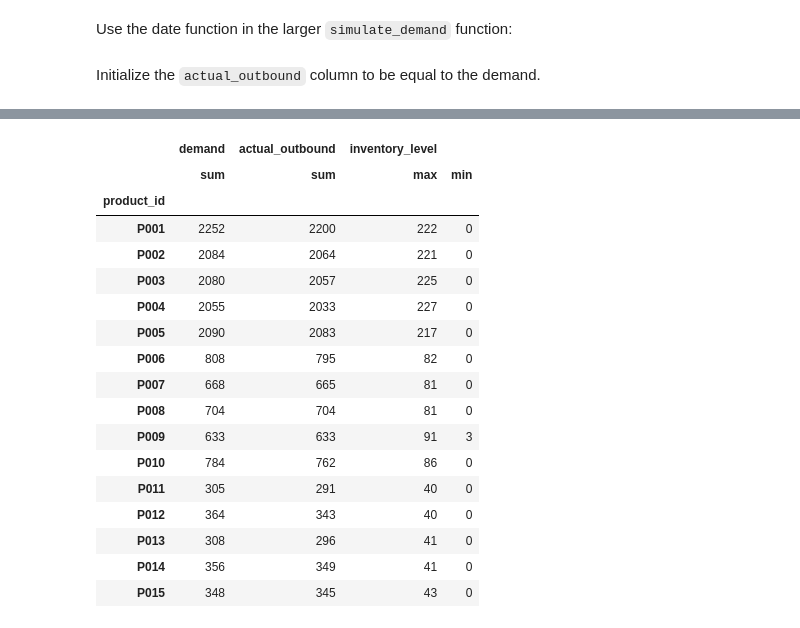
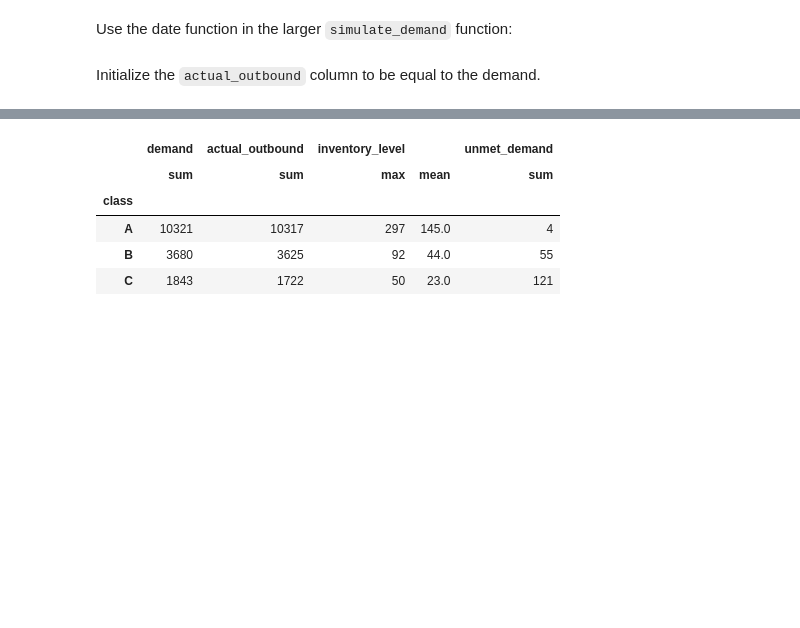
Before and after one commit to markus-pettersen/logistics-simulation, a Jupyter notebook: simulation/notebooks/01_stock_simulation.ipynb, the cells around one changed output, grey strips where cells are left out. Cells and saved outputs as stored; diff of their text form; code cells hidden in the pictures; blank space fills up the shorter version.

```diff
--- a/simulation/notebooks/01_stock_simulation.ipynb
+++ b/simulation/notebooks/01_stock_simulation.ipynb
@@ -190,7 +201,7 @@ def simulate_inventory(group, policy="weekly", lead_time=3, restock_point_mod=0.
 
     # Establish starting stock (buffer stock) based on ABC classification
     item_class = group["class"].iloc[0]
-    starting_stock_dict = {"A": 200, "B": 75, "C": 35}
+    starting_stock_dict = {"A": 250, "B": 80, "C": 40}
     inventory = starting_stock_dict.get(item_class)
     reorder_point = starting_stock_dict.get(item_class) * restock_point_mod
 
@@ -221,7 +232,7 @@ def simulate_inventory(group, policy="weekly", lead_time=3, restock_point_mod=0.
         actual_outbound = min(demand, inventory)
         inventory -= actual_outbound
 
-        # prevent multiple orders when an order is inbound
+        # prevent multiple orders when an order is inbound (checks if an order is scheduled at a time after current date)
         has_pending_order = any(d > date for (d, _) in pending_orders)
 
         # 3. replenishment logic
@@ -287,21 +295,9 @@ weekly_df.groupby("product_id").agg({"demand": "sum", "actual_outbound": "sum",
 # %%
-jit_df.groupby("product_id").agg({"demand": "sum", "actual_outbound": "sum", "inventory_level": ["max", "min"]})
+jit_df.groupby("class").agg({"demand": "sum", "actual_outbound": "sum",  "inventory_level": ["max", "mean"], "unmet_demand": "sum"}).round()
 # %% [output]
-|  | demand | actual_outbound | inventory_level |  |
-|  | sum | sum | max | min |
-| product_id |  |  |  |  |
-| P001 | 2252 | 2200 | 222 | 0 |
-| P002 | 2084 | 2064 | 221 | 0 |
-| P003 | 2080 | 2057 | 225 | 0 |
-| P004 | 2055 | 2033 | 227 | 0 |
-| P005 | 2090 | 2083 | 217 | 0 |
-| P006 | 808 | 795 | 82 | 0 |
-| P007 | 668 | 665 | 81 | 0 |
-| P008 | 704 | 704 | 81 | 0 |
-| P009 | 633 | 633 | 91 | 3 |
-| P010 | 784 | 762 | 86 | 0 |
-| P011 | 305 | 291 | 40 | 0 |
-| P012 | 364 | 343 | 40 | 0 |
-| P013 | 308 | 296 | 41 | 0 |
-| P014 | 356 | 349 | 41 | 0 |
-| P015 | 348 | 345 | 43 | 0 |
+|  | demand | actual_outbound | inventory_level |  | unmet_demand |
+|  | sum | sum | max | mean | sum |
+| class |  |  |  |  |  |
+| A | 10321 | 10317 | 297 | 145.0 | 4 |
+| B | 3680 | 3625 | 92 | 44.0 | 55 |
+| C | 1843 | 1722 | 50 | 23.0 | 121 |
```
Also changed, not shown: parts of 43 cells of this notebook, 3 other files.
